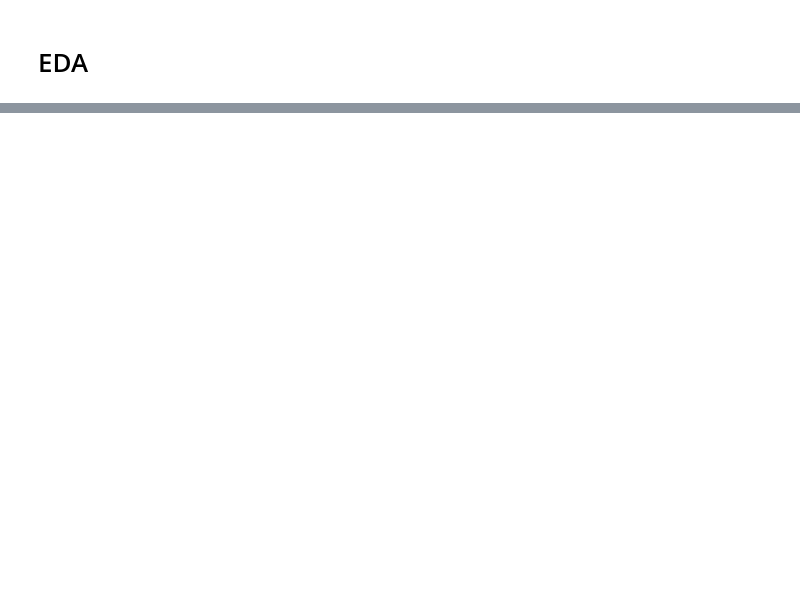
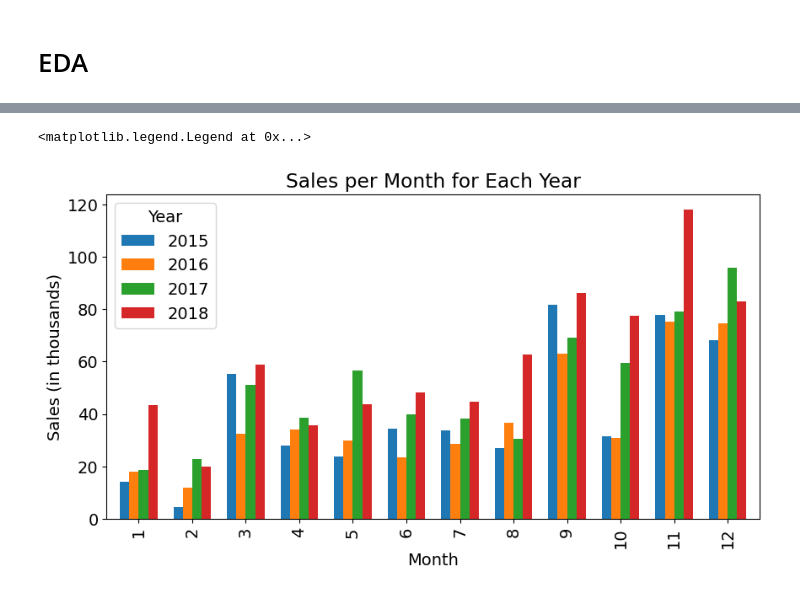
Before and after one commit to MrIsCM/DataProjects, a Jupyter notebook: P1_Sales_DA/main.ipynb, the cells around one changed output, grey strips where cells are left out. Drawn from its saved outputs; the diff is of its cells as text; code cells hidden in the pictures; blank space fills up the shorter version.

```diff
--- a/P1_Sales_DA/main.ipynb
+++ b/P1_Sales_DA/main.ipynb
@@ -72,0 +98,22 @@ plt.bar(data.groupby(data['Order Date'].dt.year)['Sales'].sum().index, data.grou
+# %%
+# Extract year and month
+data['Year'] = data['Order Date'].dt.year
+data['Month'] = data['Order Date'].dt.month
+
+# Group by year and month, and calculate the sum of sales
+sales_per_month = data.groupby(['Year', 'Month'])['Sales'].sum()/1000
+
+# Reshape the data to have years as columns and months as rows
+sales_per_month = sales_per_month.unstack(level=0)
+
+# Create the bar plot
+sales_per_month.plot(kind='bar', figsize=(10, 5), width=0.7)
+
+
+plt.title('Sales per Month for Each Year')
+plt.xlabel('Month')
+plt.ylabel('Sales (in thousands)')
+plt.legend(title='Year')
+# %% [output]
+<matplotlib.legend.Legend at 0x...>
+[figure, added]
```
Also changed, not shown: parts of 9 cells of this notebook.
